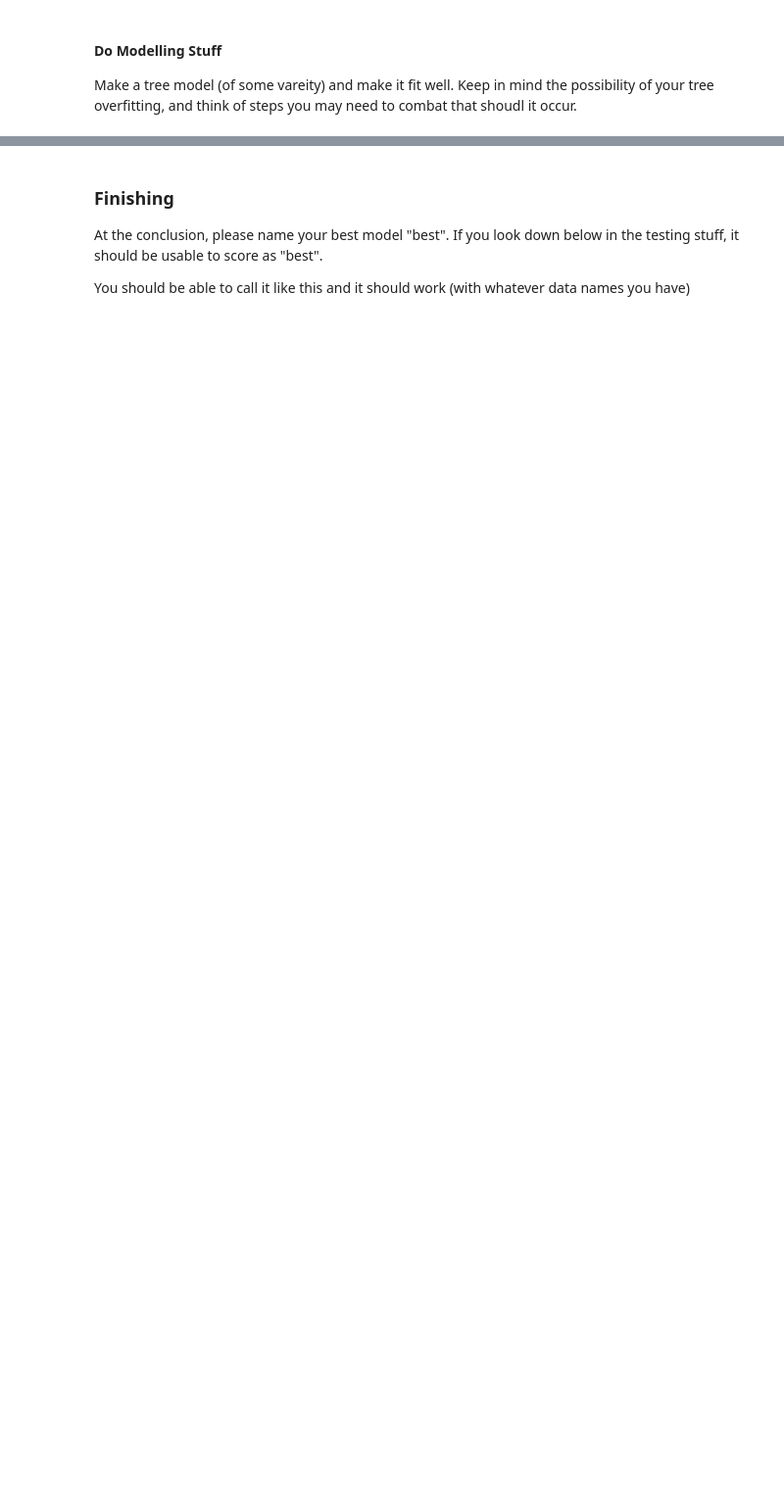
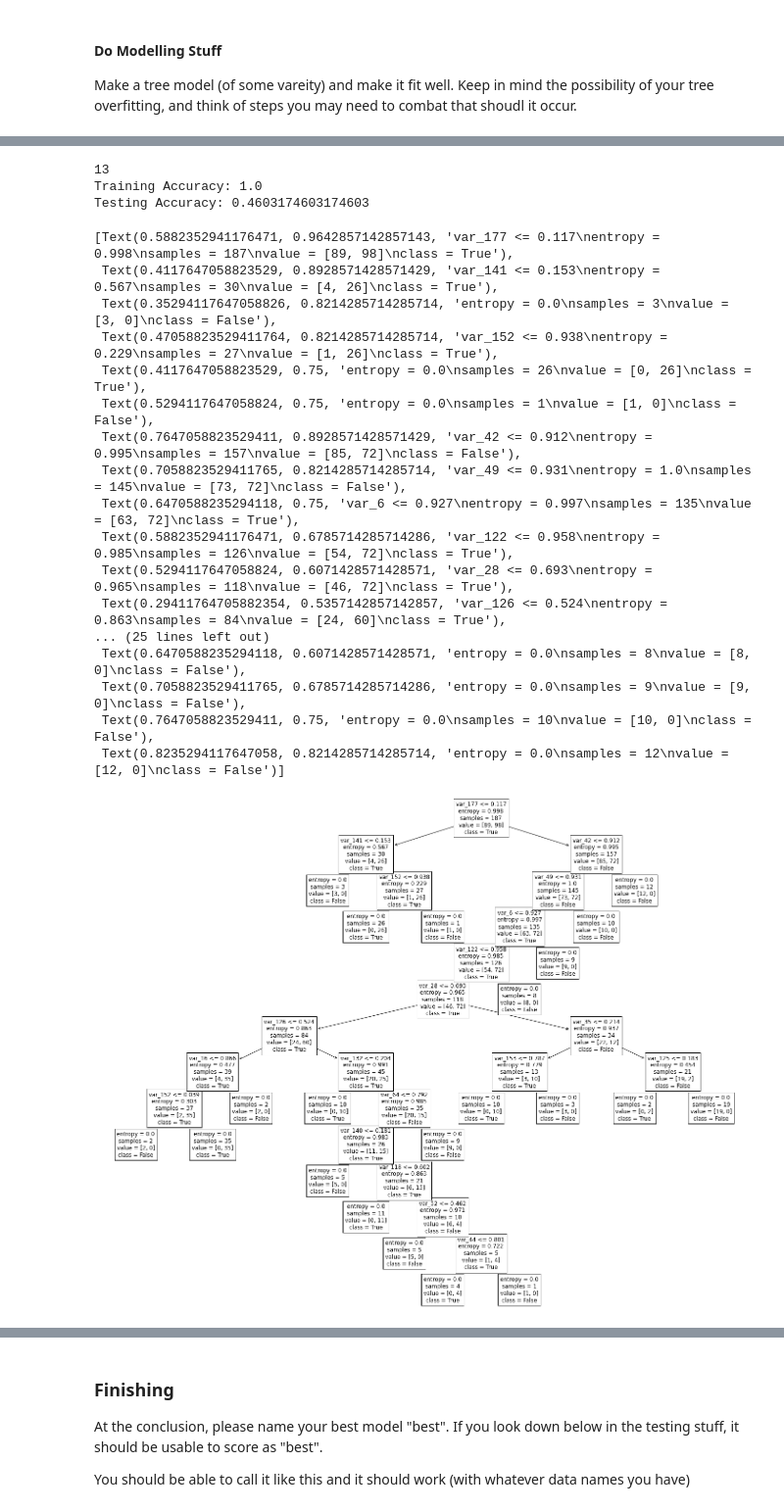
Before and after one commit to rodsunio/ItML_Asn_1_Students, a Jupyter notebook: part2_start.ipynb, the cells around one changed output, grey strips where cells are left out. Shown at 98% size. Drawn from its saved outputs; the diff is of its cells as text; code cells hidden in the pictures; blank space fills up the shorter version.

```diff
--- a/part2_start.ipynb
+++ b/part2_start.ipynb
@@ -68,0 +156,32 @@ Make a tree model (of some vareity) and make it fit well. Keep in mind the possi
+# %%
+#Tree with entropy
+clf = DecisionTreeClassifier(criterion="entropy", random_state=0)
+clf = clf.fit(X_train, y_train)
+
+print(clf.get_depth())
+print("Training Accuracy:", clf.score(X_train, y_train))
+print("Testing Accuracy:", clf.score(X_test, y_test))
+plt.figure(figsize=(25,20))
+plot_tree(clf, feature_names=df.columns[:-1], class_names=["False","True"])
+# %% [output]
+13
+Training Accuracy: 1.0
+Testing Accuracy: 0.4603174603174603
+[Text(0.5882352941176471, 0.9642857142857143, 'var_177 <= 0.117\nentropy = 0.998\nsamples = 187\nvalue = [89, 98]\nclass = True'),
+ Text(0.4117647058823529, 0.8928571428571429, 'var_141 <= 0.153\nentropy = 0.567\nsamples = 30\nvalue = [4, 26]\nclass = True'),
+ Text(0.35294117647058826, 0.8214285714285714, 'entropy = 0.0\nsamples = 3\nvalue = [3, 0]\nclass = False'),
+ Text(0.47058823529411764, 0.8214285714285714, 'var_152 <= 0.938\nentropy = 0.229\nsamples = 27\nvalue = [1, 26]\nclass = True'),
+ Text(0.4117647058823529, 0.75, 'entropy = 0.0\nsamples = 26\nvalue = [0, 26]\nclass = True'),
+ Text(0.5294117647058824, 0.75, 'entropy = 0.0\nsamples = 1\nvalue = [1, 0]\nclass = False'),
+ Text(0.7647058823529411, 0.8928571428571429, 'var_42 <= 0.912\nentropy = 0.995\nsamples = 157\nvalue = [85, 72]\nclass = False'),
+ Text(0.7058823529411765, 0.8214285714285714, 'var_49 <= 0.931\nentropy = 1.0\nsamples = 145\nvalue = [73, 72]\nclass = False'),
+ Text(0.6470588235294118, 0.75, 'var_6 <= 0.927\nentropy = 0.997\nsamples = 135\nvalue = [63, 72]\nclass = True'),
+ Text(0.5882352941176471, 0.6785714285714286, 'var_122 <= 0.958\nentropy = 0.985\nsamples = 126\nvalue = [54, 72]\nclass = True'),
+ Text(0.5294117647058824, 0.6071428571428571, 'var_28 <= 0.693\nentropy = 0.965\nsamples = 118\nvalue = [46, 72]\nclass = True'),
+ Text(0.29411764705882354, 0.5357142857142857, 'var_126 <= 0.524\nentropy = 0.863\nsamples = 84\nvalue = [24, 60]\nclass = True'),
+... (25 lines left out)
+ Text(0.6470588235294118, 0.6071428571428571, 'entropy = 0.0\nsamples = 8\nvalue = [8, 0]\nclass = False'),
+ Text(0.7058823529411765, 0.6785714285714286, 'entropy = 0.0\nsamples = 9\nvalue = [9, 0]\nclass = False'),
+ Text(0.7647058823529411, 0.75, 'entropy = 0.0\nsamples = 10\nvalue = [10, 0]\nclass = False'),
+ Text(0.8235294117647058, 0.8214285714285714, 'entropy = 0.0\nsamples = 12\nvalue = [12, 0]\nclass = False')]
+[figure, added]
```
Also changed, not shown: parts of 16 cells of this notebook, 2 other files.
